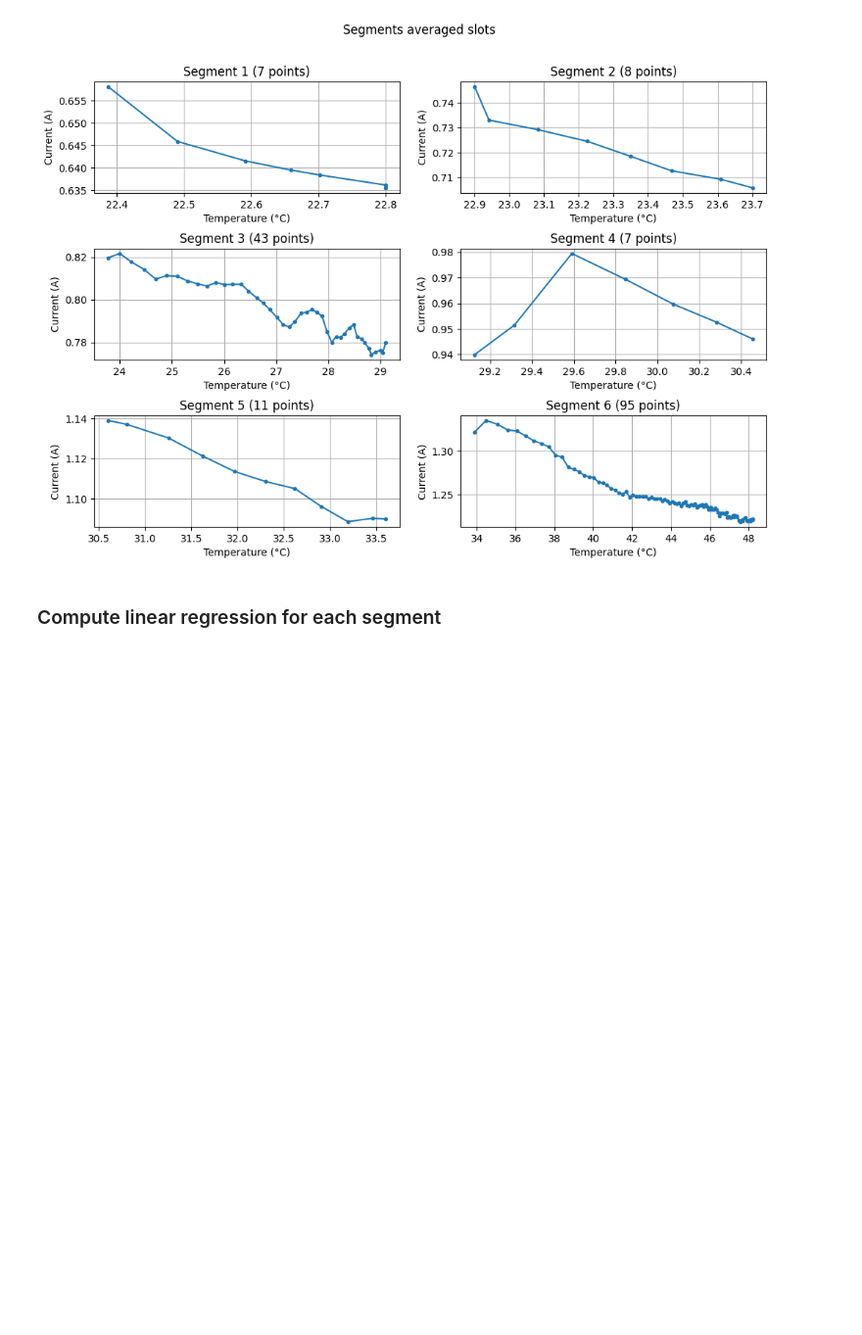
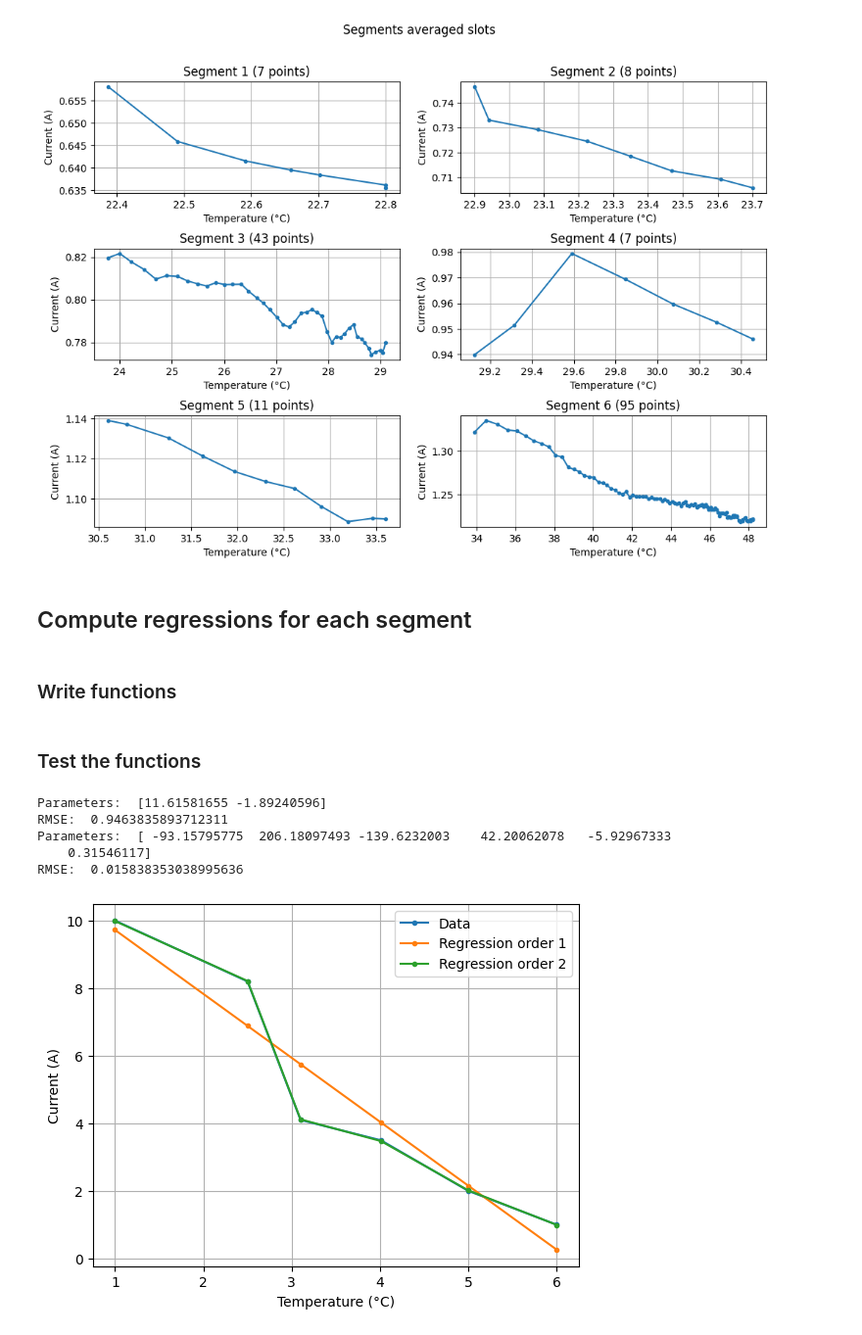
Before and after one commit to opatiny/predictiveMaintenance, a Jupyter notebook: src/notebooks/spindleCurrentVsTemperature.ipynb, the cells around one changed output. Shown at 98% size. Saved outputs shown, nothing was run; the diff lists cells and outputs as text; code cells hidden in the pictures; blank space fills up the shorter version.

Commit message:
wip: weird bug with polynomial regression on true data

```diff
--- a/src/notebooks/spindleCurrentVsTemperature.ipynb
+++ b/src/notebooks/spindleCurrentVsTemperature.ipynb
@@ -124,7 +124,7 @@ We want to minimize the distance between a temperature signal and a reference us
 # %%
 
 
-def fun(x: float, data: pd.Series, reference: pd.Series) -> float:
+def errorFun(x: float, data: pd.Series, reference: pd.Series) -> float:
     error = ((data - x - reference)**2).sum()/len(data) # mean square error (MSE)
     return error
 
@@ -142,7 +142,7 @@ def findTemperatureOffset(temperature: pd.Series, reference: pd.Series) -> float
     float: The temperature offset.
     """
     x0 = 0.0 # start with an offset of 0°C
-    result = minimize(fun, x0, args=(temperature, reference))
+    result = minimize(errorFun, x0, args=(temperature, reference))
     return result.x[0], np.sqrt(result.fun) # return the offset and the rmse
 # %% [markdown]
 ### Test the function on some data
@@ -388,4 +388,4 @@ plotSegments(averagedSegments, xSignal= "temperature", ySignal="current", ylabel
 <Figure size 640x480 with 0 Axes>
 [figure]
 # %% [markdown]
-### Compute linear regression for each segment
+## Compute regressions for each segment
@@ -417,0 +392,2 @@ def linearRegression(temperature: pd.Series, reference: pd.Series) -> float:
+# %% [markdown]
+### Write functions
@@ -417,0 +435,35 @@ def linearRegression(temperature: pd.Series, reference: pd.Series) -> float:
+# %% [markdown]
+ ### Test the functions
+# %%
+testData = pd.DataFrame()
+testData["temperature"] = [1,2.5,3.1,4.01,5,6]
+testData["current"] = [10, 8.2, 4.1, 3.5,2,1]
+
+reg1, err1 = getPolyRegression(testData, order=1)
+print("Parameters: ", reg1)
+print("RMSE: ", err1)
+
+model1 = evalPolyReg(reg1, testData)
+
+reg2, err2 = getPolyRegression(testData, order=5)
+print("Parameters: ", reg2)
+print("RMSE: ", err2)
+
+model2 = evalPolyReg(reg2, testData)
+
+plt.figure()
+plt.plot(testData["temperature"], testData["current"], "o-", markersize=3)
+plt.plot(testData["temperature"], model1, "o-", markersize=3)
+plt.plot(testData["temperature"], model2, "o-", markersize=3)
+plt.xlabel("Temperature (°C)")
+plt.ylabel("Current (A)")
+plt.legend(["Data", "Regression order 1", "Regression order 2"])
+plt.grid()
+plt.show()
+# %% [output]
+Parameters:  [11.61581655 -1.89240596]
+RMSE:  0.9463835893712311
+Parameters:  [ -93.15795775  206.18097493 -139.6232003    42.20062078   -5.92967333
+    0.31546117]
+RMSE:  0.015838353038995636
+[figure, added]
```
Also changed, not shown: parts of 4 cells of this notebook.
